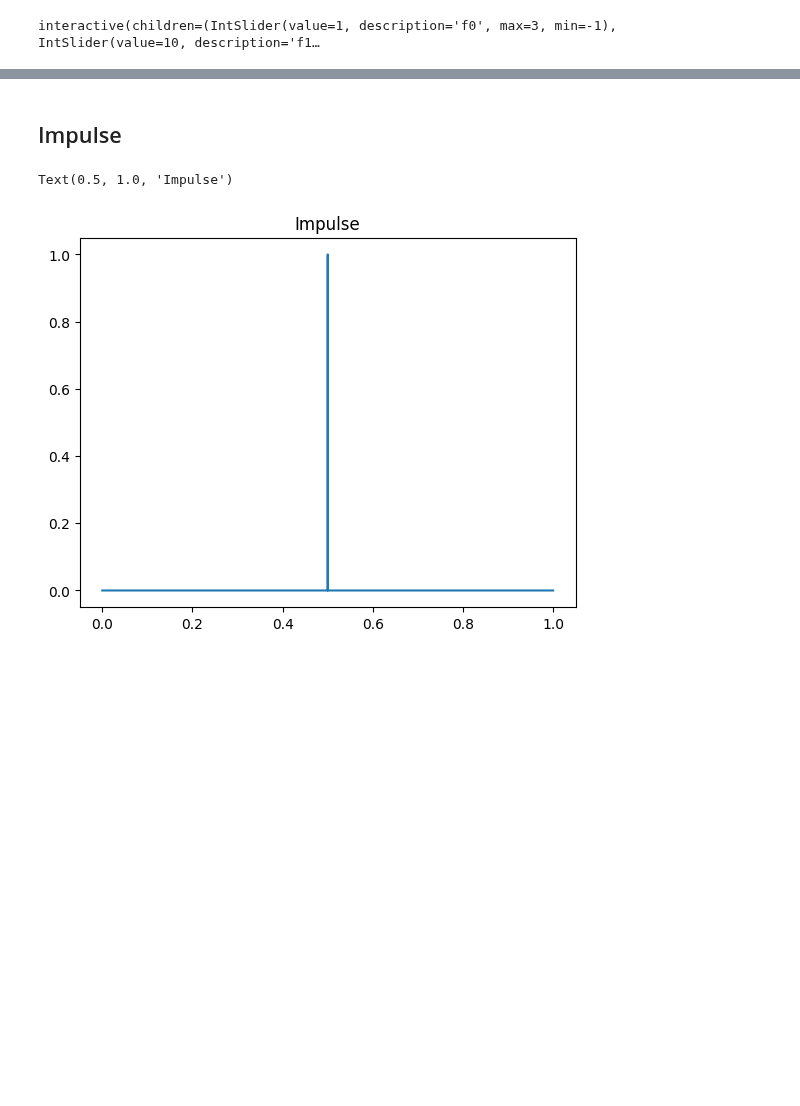
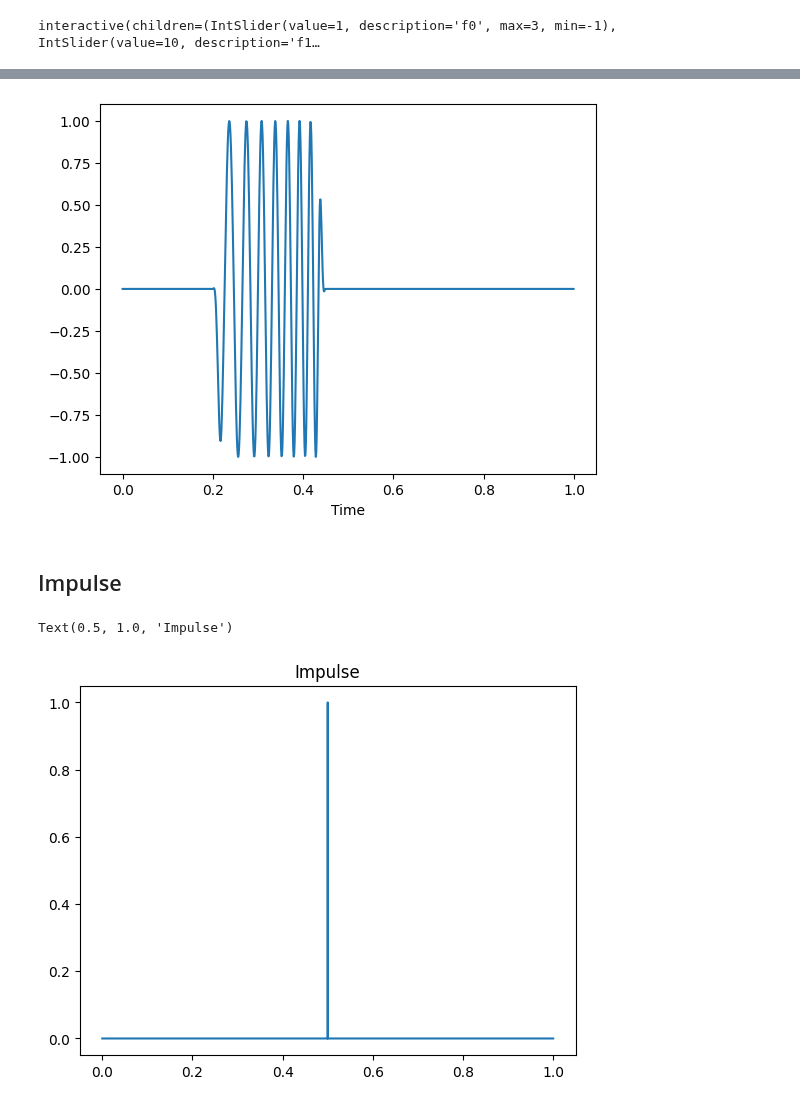
Before and after one commit to BOAT-ocean-acoustics/fundamentals, a Jupyter notebook: boat_tutorials/primers/signal_processing_01_signals.ipynb, the cells around one changed output, grey strips where cells are left out. Cells and saved outputs as stored; diff of their text form; code cells hidden in the pictures; blank space fills up the shorter version.

```diff
--- a/boat_tutorials/primers/signal_processing_01_signals.ipynb
+++ b/boat_tutorials/primers/signal_processing_01_signals.ipynb
@@ -94,0 +130,4 @@ interactive(children=(IntSlider(value=1, description='f0', max=3, min=-1), IntSl
+# %%
+plot_chirp_short(0.2)
+# %% [output]
+[figure, added]
```
Also changed, not shown: parts of 10 cells of this notebook.
